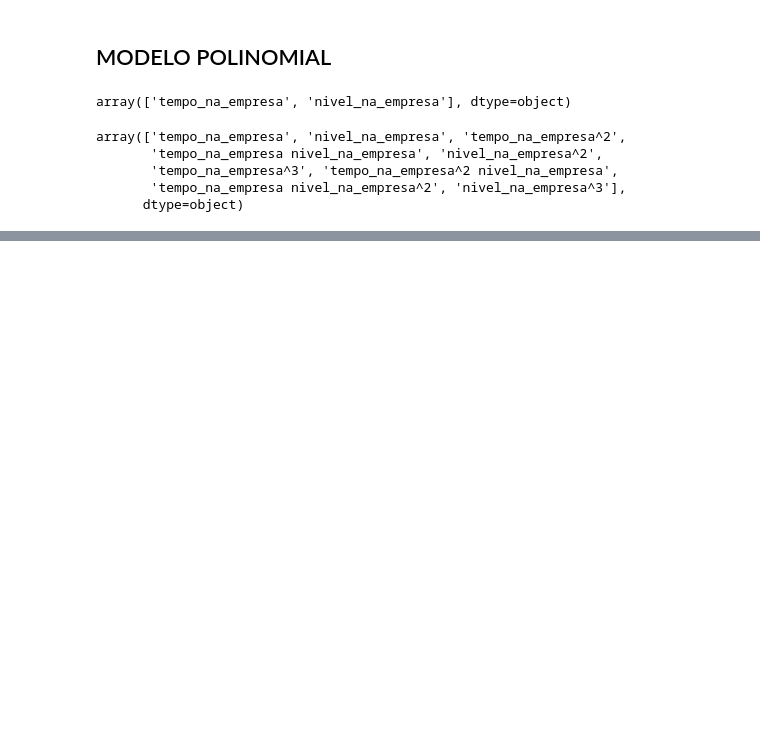
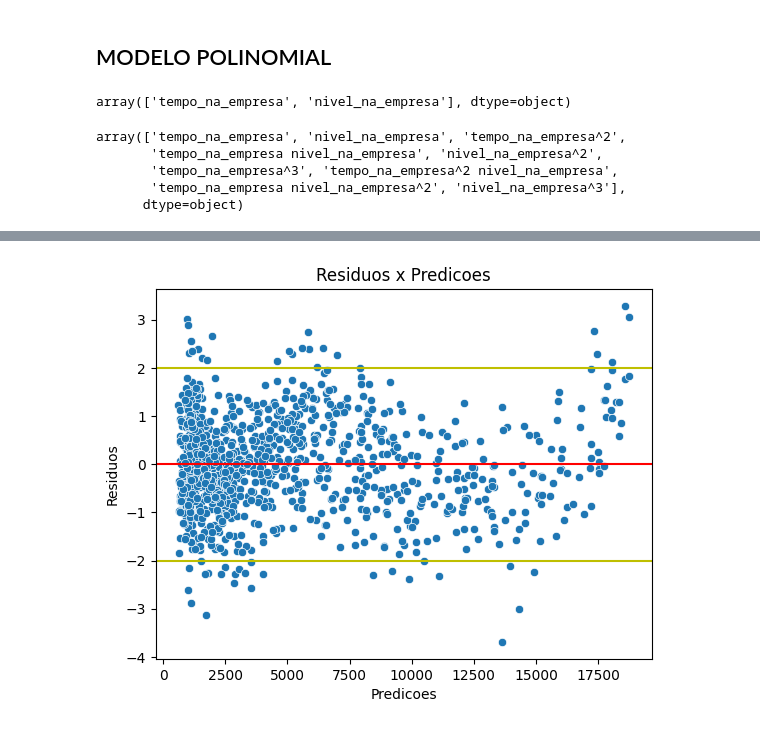
Before and after one commit to danieuuul/ia_polynomial_regression, a Jupyter notebook: modelo_salario.ipynb, the cells around one changed output, grey strips where cells are left out. Drawn from its saved outputs; the diff is of its cells as text; code cells hidden in the pictures; blank space fills up the shorter version.

```diff
--- a/modelo_salario.ipynb
+++ b/modelo_salario.ipynb
@@ -454,0 +587,25 @@ for grau in graus_polynomial:
+# %%
+# Análise de Resíduos
+
+# Analise de Residuos
+
+from scipy.stats import zscore
+
+residuous_std = zscore(residuos)
+
+# Verificar a lineraridade dos residuos: valores entre -2 e +2
+# Verificar a homocedasticidade: valores em torno da reta sem senhuma tendencia ou formato
+
+sns.scatterplot(x=y_pred, y=residuous_std)
+
+plt.axhline(y=0, color='r', linestyle='-')
+plt.axhline(y=2, color='y', linestyle='-')
+plt.axhline(y=-2, color='y', linestyle='-')
+
+plt.xlabel('Predicoes')
+plt.ylabel('Residuos')
+plt.title('Residuos x Predicoes')
+
+plt.show()
+# %% [output]
+[figure, added]
```
Also changed, not shown: parts of 17 cells of this notebook, 3 other files.
